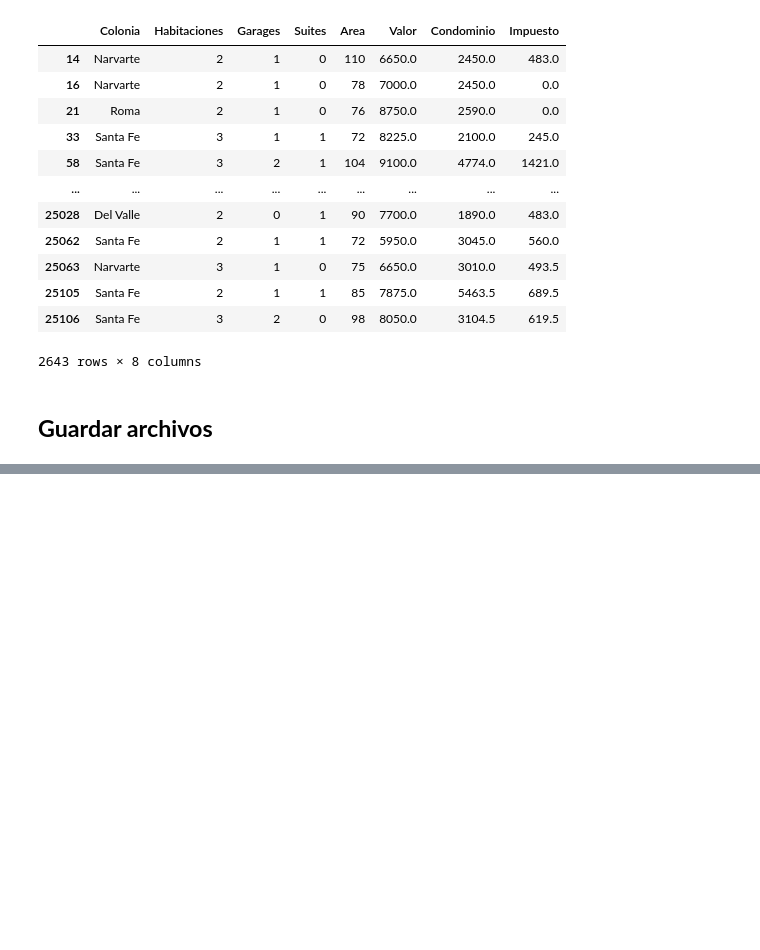
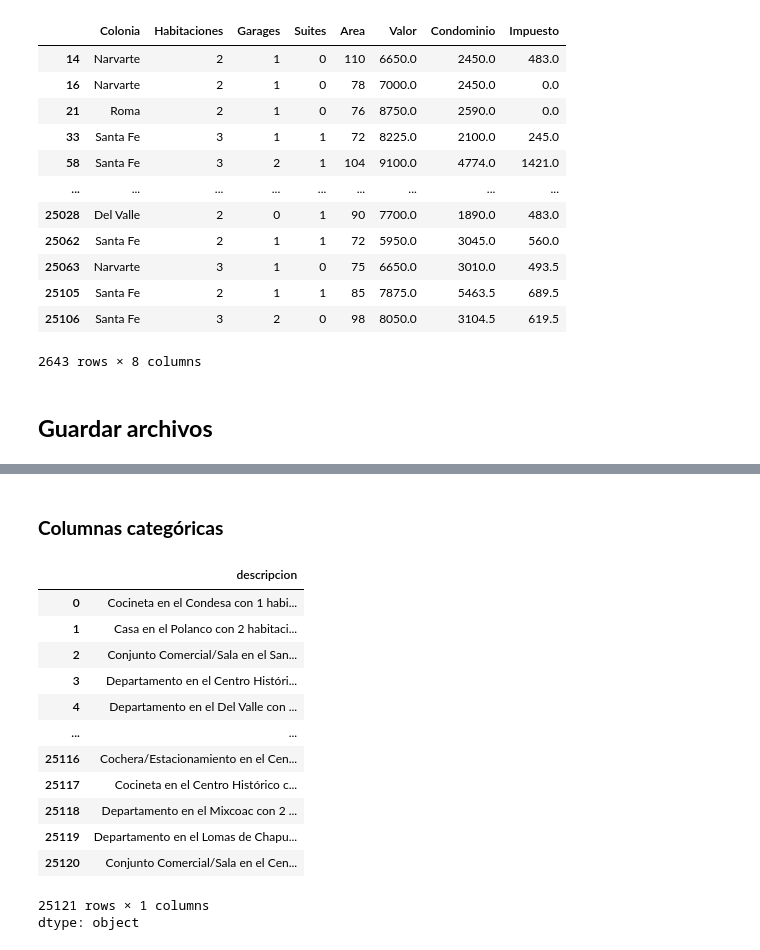
Before and after one commit to Near-o7/pandas, a Jupyter notebook: inmuebles_cdmx.ipynb, the cells around one changed output, grey strips where cells are left out. Drawn from its saved outputs; the diff is of its cells as text; code cells hidden in the pictures; blank space fills up the shorter version.

```diff
--- a/inmuebles_cdmx.ipynb
+++ b/inmuebles_cdmx.ipynb
@@ -331,0 +364,22 @@ df2.to_csv('filtro2.csv', sep=';', index=False)
+# %% [markdown]
+### **Columnas categóricas**
+# %%
+data['descripcion'] = data['Tipo'] + ' en el ' + data['Colonia'] + ' con ' \
+                     + data['Habitaciones'].astype(str) + ' habitaciones y ' + \
+                       data['Garages'].astype(str) + ' garages'
+data['descripcion']
+# %% [output]
+|  | descripcion |
+| 0 | Cocineta en el Condesa con 1 habi... |
+| 1 | Casa en el Polanco con 2 habitaci... |
+| 2 | Conjunto Comercial/Sala en el San... |
+| 3 | Departamento en el Centro Históri... |
+| 4 | Departamento en el Del Valle con ... |
+| ... | ... |
+| 25116 | Cochera/Estacionamiento en el Cen... |
+| 25117 | Cocineta en el Centro Histórico c... |
+| 25118 | Departamento en el Mixcoac con 2 ... |
+| 25119 | Departamento en el Lomas de Chapu... |
+| 25120 | Conjunto Comercial/Sala en el Cen... |
+25121 rows × 1 columns
+dtype: object
```
Also changed, not shown: parts of 6 cells of this notebook.
